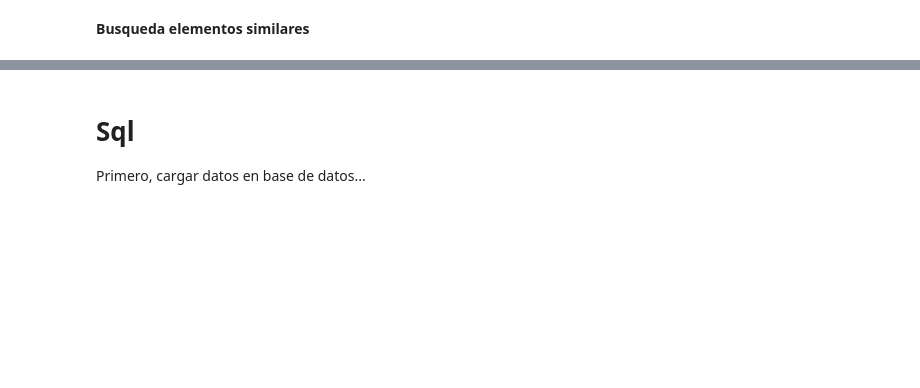
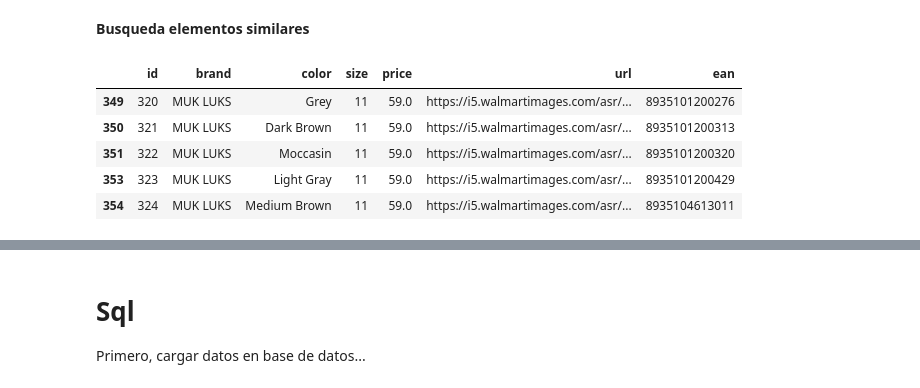
Before and after one commit to Ironhack-Data-Madrid-Enero-2021/Classroom-Materials, a Jupyter notebook: week_11/w11_d3 - ETL 3 (barcodes).ipynb, the cells around one changed output, grey strips where cells are left out. Cells and saved outputs as stored; diff of their text form; code cells hidden in the pictures; blank space fills up the shorter version.

```diff
--- a/week_11/w11_d3 - ETL 3 (barcodes).ipynb
+++ b/week_11/w11_d3 - ETL 3 (barcodes).ipynb
@@ -311,0 +366,6 @@ for i in range(20):
+# %%
+def busqueda_similares(df, elem, campo):
+
+    productos=df.loc[df[campo]==elem[campo][elem.index[0]]]
+
+    return productos
@@ -318,2 +407,11 @@ for i in range(20):
 # %% [markdown]
 **Busqueda elementos similares**
+# %%
+busqueda_similares(data, elem, 'brand').tail()
+# %% [output]
+|  | id | brand | color | size | price | url | ean |
+| 349 | 320 | MUK LUKS | Grey | 11 | 59.0 | https://i5.walmartimages.com/asr/... | 8935101200276 |
+| 350 | 321 | MUK LUKS | Dark Brown | 11 | 59.0 | https://i5.walmartimages.com/asr/... | 8935101200313 |
+| 351 | 322 | MUK LUKS | Moccasin | 11 | 59.0 | https://i5.walmartimages.com/asr/... | 8935101200320 |
+| 353 | 323 | MUK LUKS | Light Gray | 11 | 59.0 | https://i5.walmartimages.com/asr/... | 8935101200429 |
+| 354 | 324 | MUK LUKS | Medium Brown | 11 | 59.0 | https://i5.walmartimages.com/asr/... | 8935104613011 |
```
Also changed, not shown: parts of 12 cells of this notebook, 1 other file.
